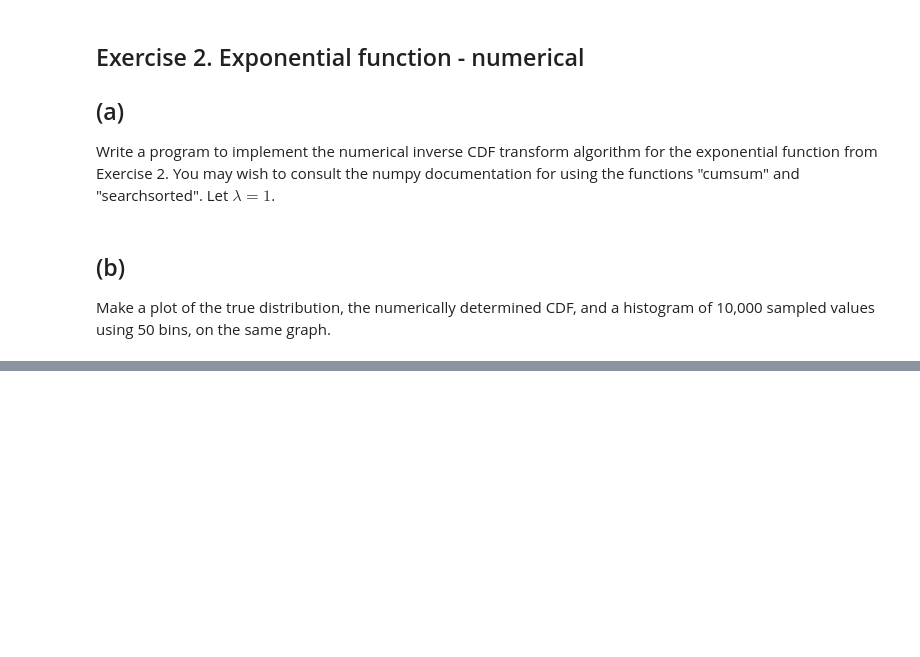
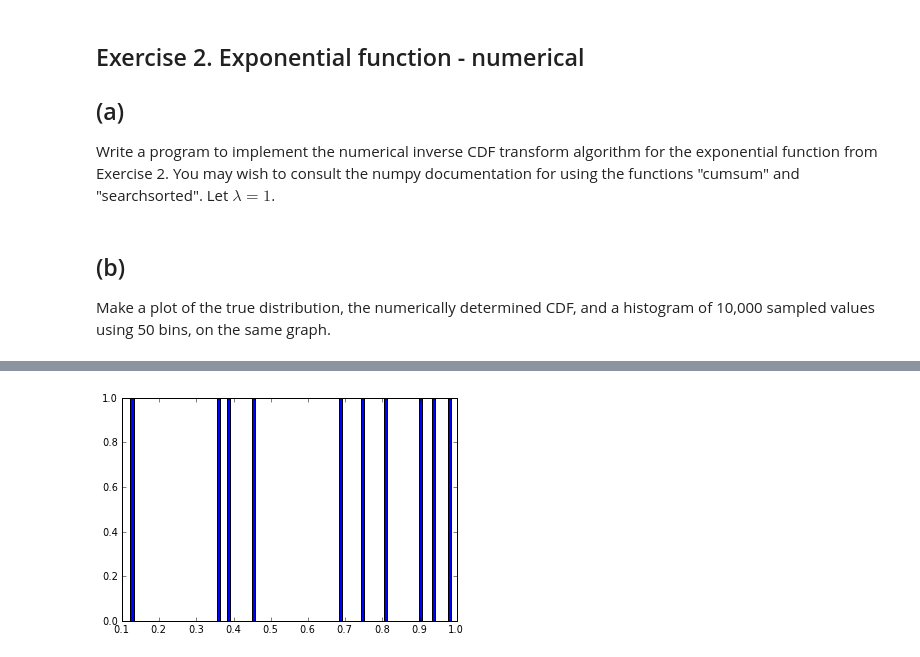
Before and after one commit to ssteeper/PHYS-202-13, a Jupyter notebook: week8/RandomNumbers.ipynb, the cells around one changed output, grey strips where cells are left out. Saved outputs shown, nothing was run; the diff lists cells and outputs as text; code cells hidden in the pictures; blank space fills up the shorter version.

```diff
--- a/week8/RandomNumbers.ipynb
+++ b/week8/RandomNumbers.ipynb
@@ -157,0 +223,18 @@ show()
+# %%
+N = 1
+xsamples = distribute1D(x, prob, N)
+y=[]
+for i in xsamples:
+    y.append(numpy.random.random(1)[0])
+#plot(x,y)
+show()
+# %%
+N = 10
+xsamples = distribute1D(x, prob, N)
+y=[]
+for i in xsamples:
+    y.append(numpy.random.random(1)[0])
+#plot(x,y)
+show()
+# %% [output]
+[figure, added]
```
Also changed, not shown: parts of 20 cells of this notebook, 1 other file.
